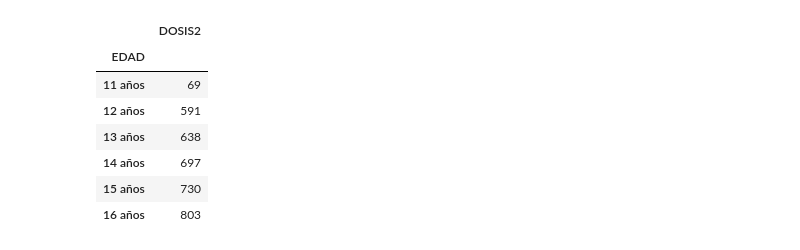
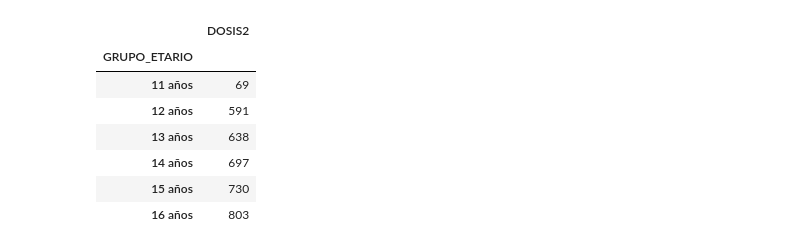
Before and after one commit to annaabsi/git-scraper-vacunacion, a Jupyter notebook: notebooks/scraper.ipynb, the cells around one changed output. Cells and saved outputs as stored; diff of their text form; code cells hidden in the pictures.

Commit message:
acumulado diario de 11 a 16 anios

```diff
--- a/notebooks/scraper.ipynb
+++ b/notebooks/scraper.ipynb
@@ -204,16 +204,16 @@ df_diario_tacna
 # %%
-# ACUMULADO DE 11 A 16 AÑOS
+#TOTAL DE 11 A 16 AÑOS
 bins = [11,12,13,14,15,16,17]
 labels = ['11 años','12 años','13 años','14 años','15 años','16 años']
 df_11_16 = df
-df_11_16['EDAD'] = pd.cut(df['EDAD'], bins=bins, labels=labels, right=False)
-df_11_16 = df_11_16[df_11_16.DOSIS == 2].groupby(['EDAD'])["DOSIS"].count().reset_index()
+df_11_16['GRUPO_ETARIO'] = pd.cut(df['EDAD'], bins=bins, labels=labels, right=False)
+df_11_16 = df_11_16[df_11_16.DOSIS == 2].groupby(['GRUPO_ETARIO'])["DOSIS"].count().reset_index()
 df_11_16.rename(columns = {'DOSIS':'DOSIS2'}, inplace = True)
-df_11_16=df_11_16.set_index('EDAD')
+df_11_16=df_11_16.set_index('GRUPO_ETARIO')
 df_11_16
 # %% [output]
 |  | DOSIS2 |
-| EDAD |  |
+| GRUPO_ETARIO |  |
 | 11 años | 69 |
 | 12 años | 591 |
 | 13 años | 638 |
```
Also changed, not shown: parts of 8 cells of this notebook, 1 other file.
